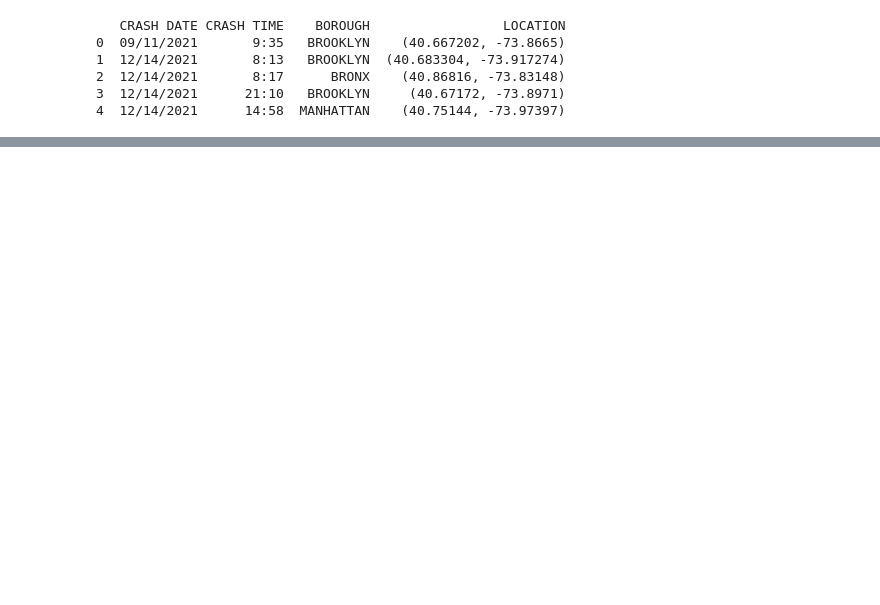
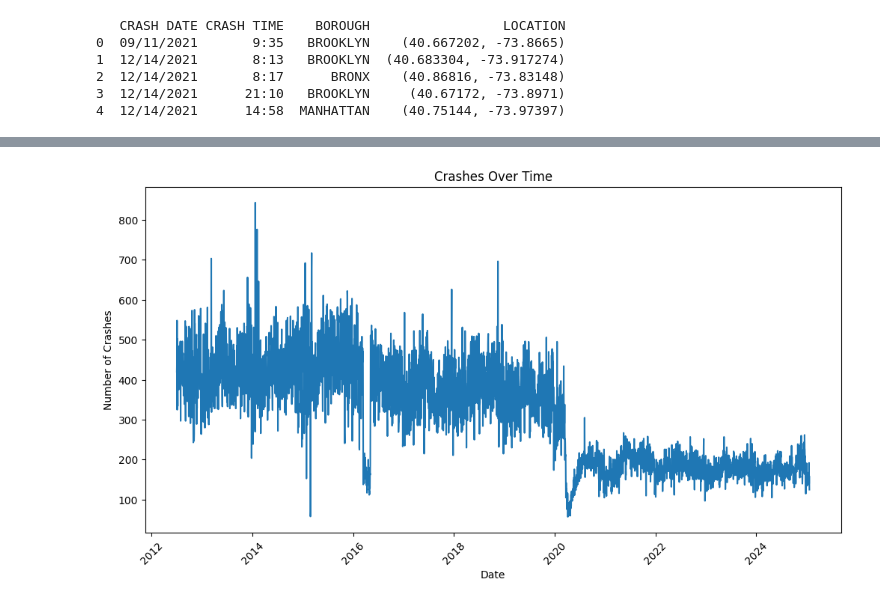
Before and after one commit to ragibasif/NYC-mvc-crashes, a Jupyter notebook: main.ipynb, the cells around one changed output, grey strips where cells are left out. Drawn from its saved outputs; the diff is of its cells as text; code cells hidden in the pictures; blank space fills up the shorter version.

```diff
--- a/main.ipynb
+++ b/main.ipynb
@@ -16 +104,16 @@ print(df.head())
+# %%
+# Count the number of crashes per day
+df['CRASH DATE'] = pd.to_datetime(df['CRASH DATE'])
+df_daily = df.groupby(df['CRASH DATE']).size().reset_index(name='CRASH COUNT')
+
+# Plot crashes over time
+plt.figure(figsize=(12, 6))
+sb.lineplot(x='CRASH DATE', y='CRASH COUNT', data=df_daily)
+plt.title('Crashes Over Time')
+plt.xlabel('Date')
+plt.ylabel('Number of Crashes')
+plt.xticks(rotation=45)
+plt.show()
+# %% [output]
+[figure, added]
 # %%
```
Also changed, not shown: parts of 42 cells of this notebook, 1 other file.
